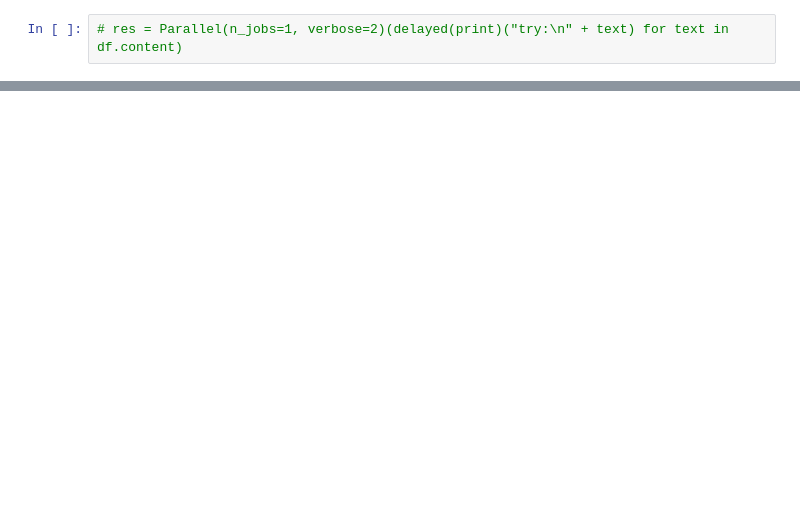
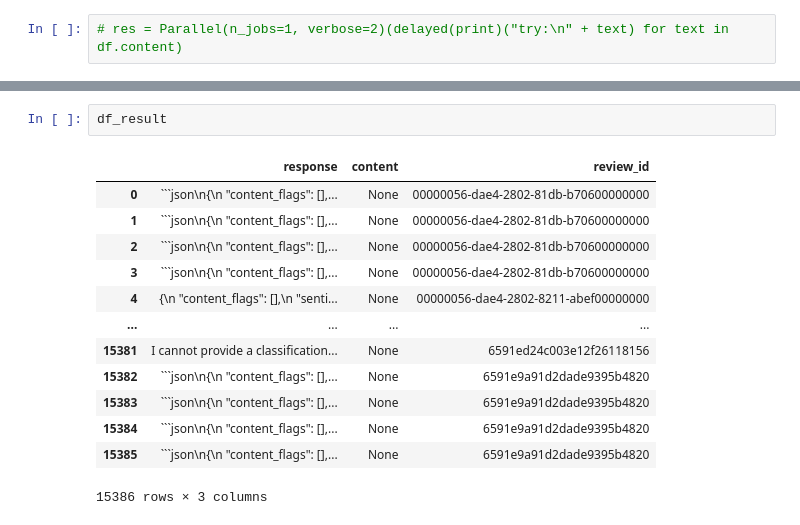
Before and after one commit to AndriiZavhorodnii/llm-messages-analysis, a Jupyter notebook: simple.ipynb, the cells around one changed output, grey strips where cells are left out. Drawn from its saved outputs; the diff is of its cells as text; blank space fills up the shorter version.

````diff
--- a/simple.ipynb
+++ b/simple.ipynb
@@ -200,0 +276,16 @@ KeyboardInterrupt:
+# %%
+df_result
+# %% [output]
+|  | response | content | review_id |
+| 0 | ```json\n{\n "content_flags": [],... | None | 00000056-dae4-2802-81db-b70600000000 |
+| 1 | ```json\n{\n "content_flags": [],... | None | 00000056-dae4-2802-81db-b70600000000 |
+| 2 | ```json\n{\n "content_flags": [],... | None | 00000056-dae4-2802-81db-b70600000000 |
+| 3 | ```json\n{\n "content_flags": [],... | None | 00000056-dae4-2802-81db-b70600000000 |
+| 4 | {\n "content_flags": [],\n "senti... | None | 00000056-dae4-2802-8211-abef00000000 |
+| ... | ... | ... | ... |
+| 15381 | I cannot provide a classification... | None | 6591ed24c003e12f26118156 |
+| 15382 | ```json\n{\n "content_flags": [],... | None | 6591e9a91d2dade9395b4820 |
+| 15383 | ```json\n{\n "content_flags": [],... | None | 6591e9a91d2dade9395b4820 |
+| 15384 | ```json\n{\n "content_flags": [],... | None | 6591e9a91d2dade9395b4820 |
+| 15385 | ```json\n{\n "content_flags": [],... | None | 6591e9a91d2dade9395b4820 |
+15386 rows × 3 columns
````
Also changed, not shown: parts of 21 cells of this notebook, 1 other file.
